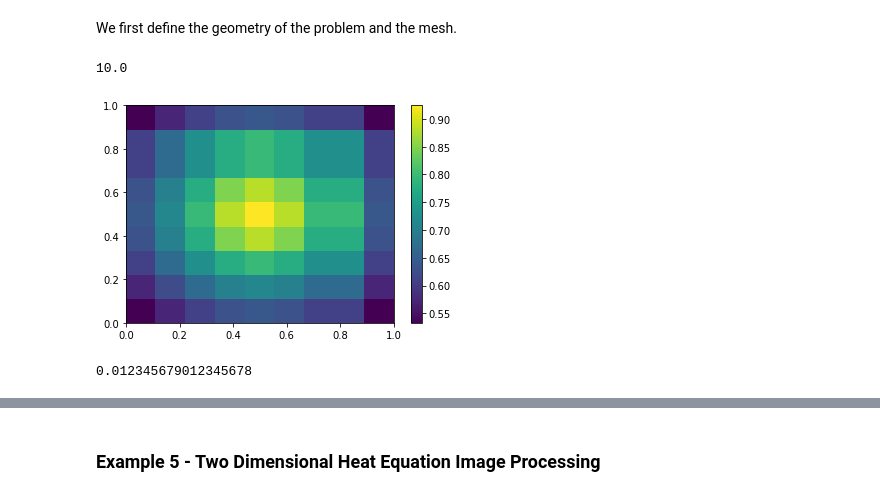
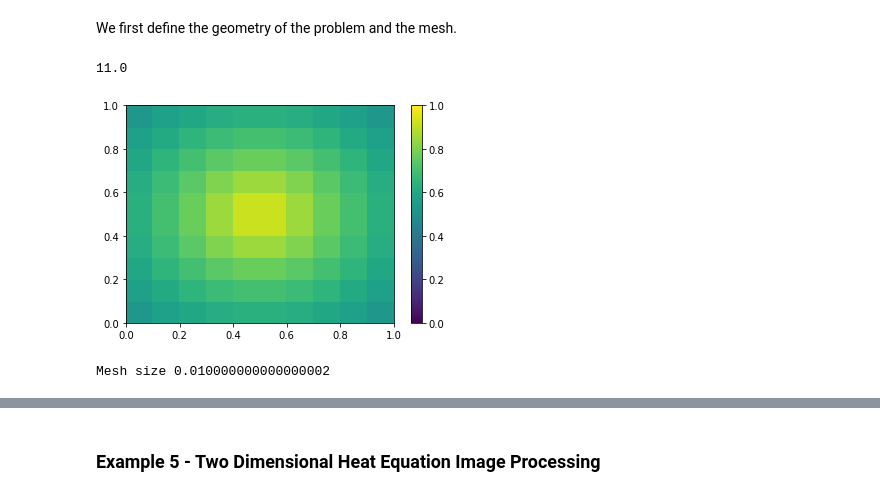
Before and after one commit to UZerbinati/Suite, a Jupyter notebook: Docs/PDE/FiniteDifferenceParabolic.ipynb, the cells around one changed output, grey strips where cells are left out. Cells and saved outputs as stored; diff of their text form; code cells hidden in the pictures.

```diff
--- a/Docs/PDE/FiniteDifferenceParabolic.ipynb
+++ b/Docs/PDE/FiniteDifferenceParabolic.ipynb
@@ -278,17 +278,16 @@ Geo.add(distSquare)
 # %%
 u0 = MeshFunction(mesh,1)
 u0.pushFunction(lambda p: [np.exp(-((p[0]-0.5)**2+(p[1]-0.5)**2)**0.5)])
-Draw(u0,mesh)
-plt.colorbar()
+Draw(u0,mesh,v=[0.0,1.0])
 print((mesh.getElNumber())**0.5+1)
 # %% [output]
-10.0
+11.0
-[figure, old version]
+[figure, new version]
 # %%
 u0_vec = u0.vec_export()
-mesh.getSize(0)**2
+print("Mesh size",mesh.getSize(0)**2);
 # %% [output]
-0.012345679012345678
+Mesh size 0.010000000000000002
 # %%
 bc = BoundaryCondition("DIRICHLET",u0,Geo)
 FD = FiniteDifference(mesh)
```
Also changed, not shown: parts of 6 cells of this notebook, 18 other files.
